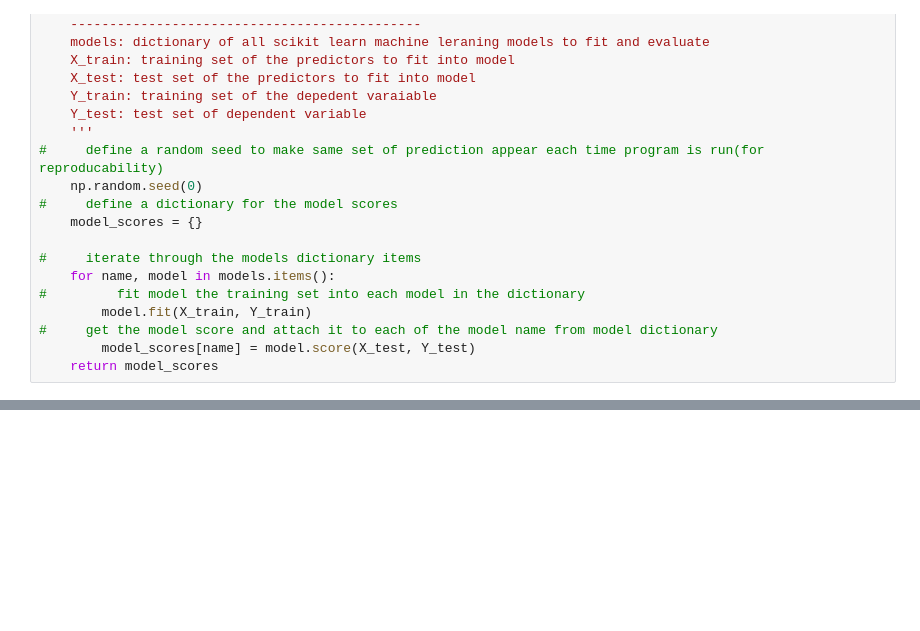
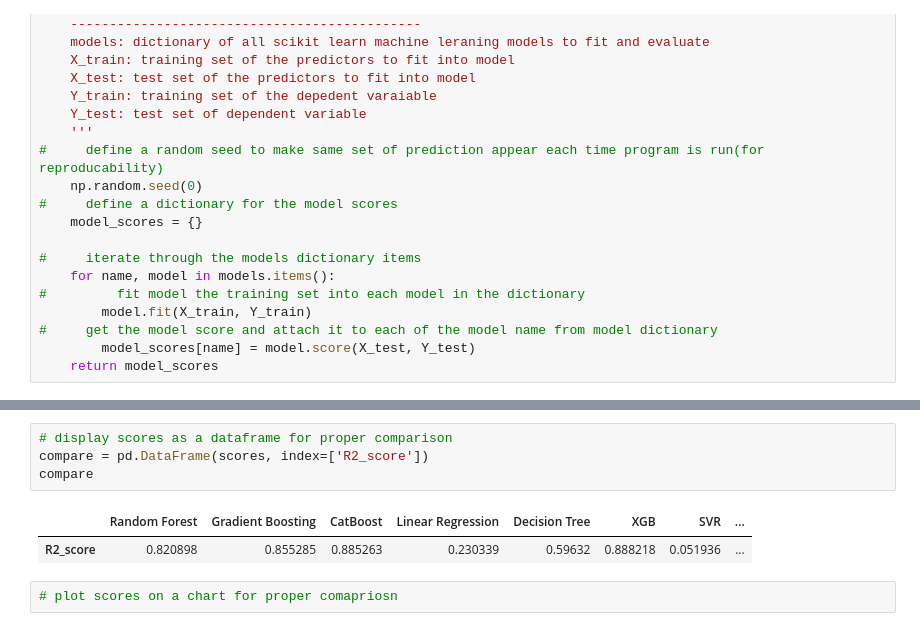
Before and after one commit to LemmyFee/Code-Your-Way-Up, a Jupyter notebook: ML_cars/car_regression.ipynb, the cells around one changed output, grey strips where cells are left out. Drawn from its saved outputs; the diff is of its cells as text; blank space fills up the shorter version.

Commit message:
feat: call the function to get the scores of all models fitted

```diff
--- a/ML_cars/car_regression.ipynb
+++ b/ML_cars/car_regression.ipynb
@@ -265,0 +274,9 @@ NameError: name 'score' is not defined
+# %%
+# display scores as a dataframe for proper comparison
+compare = pd.DataFrame(scores, index=['R2_score'])
+compare
+# %% [output]
+|  | Random Forest | Gradient Boosting | CatBoost | Linear Regression | Decision Tree | XGB | SVR | ... |
+| R2_score | 0.820898 | 0.855285 | 0.885263 | 0.230339 | 0.59632 | 0.888218 | 0.051936 | ... |
+# %%
+# plot scores on a chart for proper comapriosn
```
Also changed, not shown: parts of 1 cell of this notebook.
